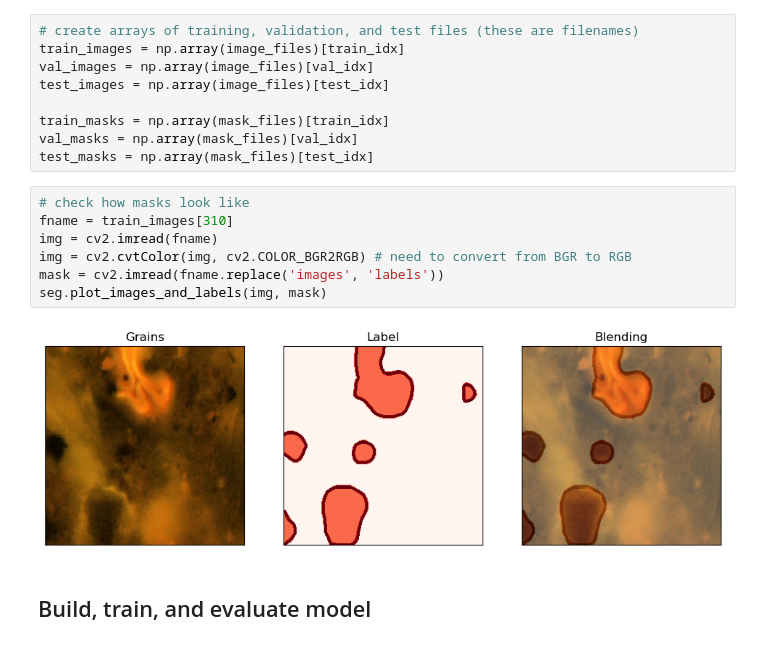
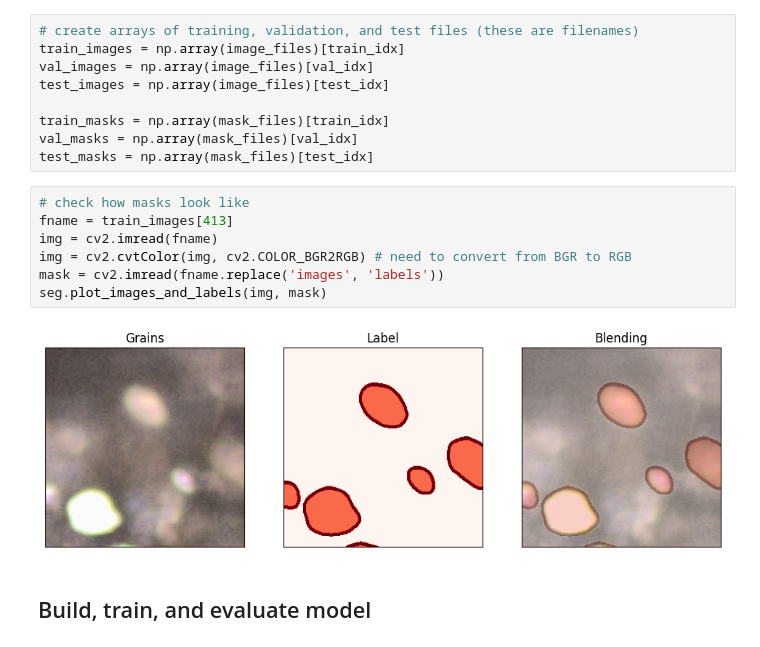
Before and after one commit to JeffRoth/stranger-sections, a Jupyter notebook: Train_seg_unet_model.ipynb, the cells around one changed output. Drawn from its saved outputs; the diff is of its cells as text.

Commit message:
cleaned up train and label notebooks

```diff
--- a/Train_seg_unet_model.ipynb
+++ b/Train_seg_unet_model.ipynb
@@ -146,13 +146,13 @@ val_masks = np.array(mask_files)[val_idx]
 test_masks = np.array(mask_files)[test_idx]
 # %%
 # check how masks look like
-fname = train_images[310]
+fname = train_images[413]
 img = cv2.imread(fname)
 img = cv2.cvtColor(img, cv2.COLOR_BGR2RGB) # need to convert from BGR to RGB
 mask = cv2.imread(fname.replace('images', 'labels'))
 seg.plot_images_and_labels(img, mask)
 # %% [output]
-[figure, old version]
+[figure, new version]
 # %% [markdown]
 ## Build, train, and evaluate model
 # %%
```
Also changed, not shown: parts of 1 cell of this notebook, 1 other file.
